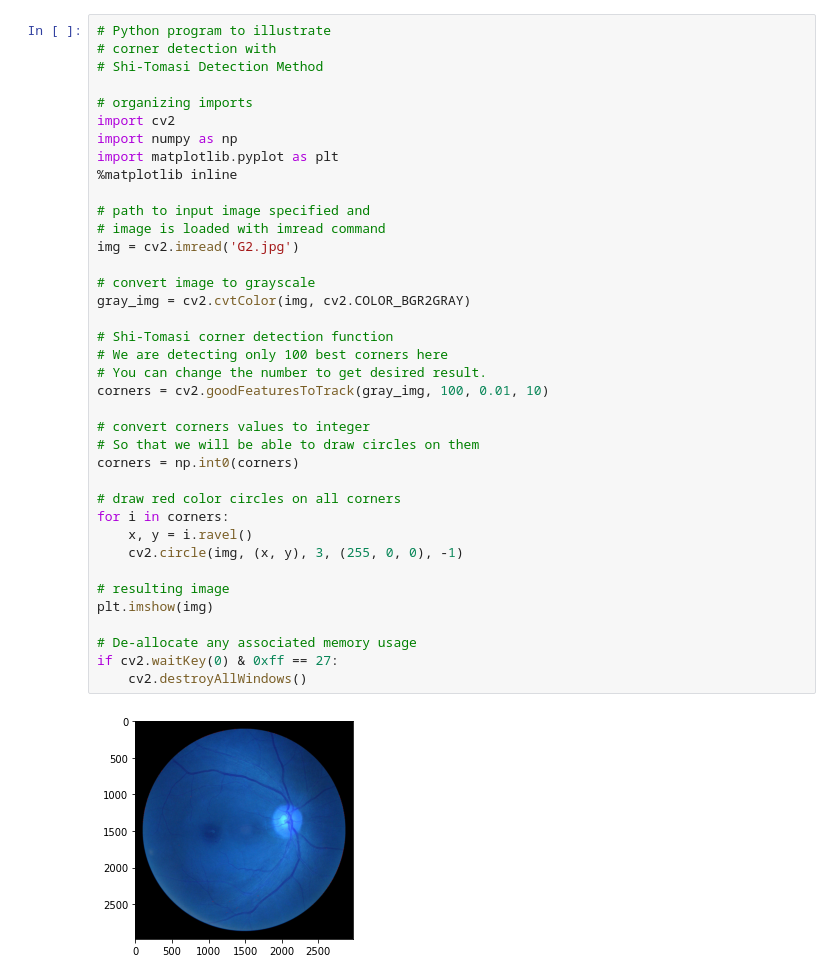
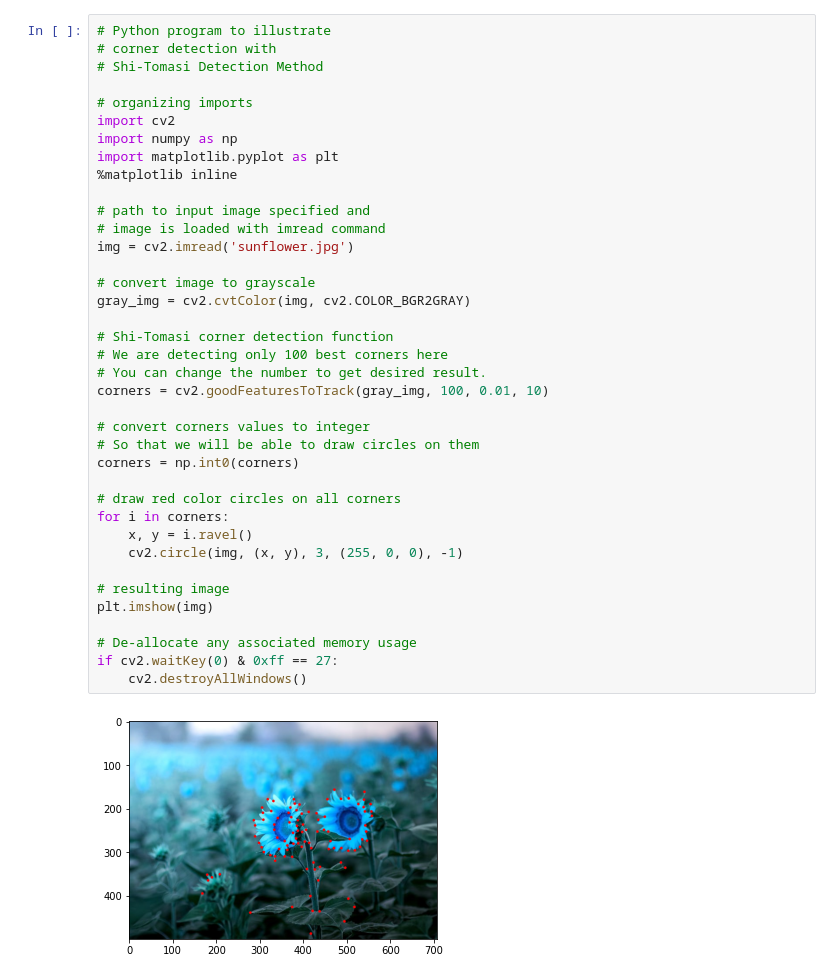
Before and after one commit to hasanjay/hasanjay, a Jupyter notebook: Corner Detection with Shi-Tomasi Corner Detection.ipynb, the cells around one changed output. Saved outputs shown, nothing was run; the diff lists cells and outputs as text.

```diff
--- a/Corner Detection with Shi-Tomasi Corner Detection.ipynb
+++ b/Corner Detection with Shi-Tomasi Corner Detection.ipynb
@@ -11,32 +11,32 @@ import numpy as np
 import matplotlib.pyplot as plt
 %matplotlib inline
 
 # path to input image specified and
 # image is loaded with imread command
-img = cv2.imread('G2.jpg')
+img = cv2.imread('sunflower.jpg')
 
 # convert image to grayscale
 gray_img = cv2.cvtColor(img, cv2.COLOR_BGR2GRAY)
 
 # Shi-Tomasi corner detection function
 # We are detecting only 100 best corners here
 # You can change the number to get desired result.
 corners = cv2.goodFeaturesToTrack(gray_img, 100, 0.01, 10)
 
 # convert corners values to integer
 # So that we will be able to draw circles on them
 corners = np.int0(corners)
 
 # draw red color circles on all corners
 for i in corners:
 	x, y = i.ravel()
 	cv2.circle(img, (x, y), 3, (255, 0, 0), -1)
 
 # resulting image
 plt.imshow(img)
 
 # De-allocate any associated memory usage
 if cv2.waitKey(0) & 0xff == 27:
 	cv2.destroyAllWindows()
 # %% [output]
-[figure, old version]
+[figure, new version]
```
